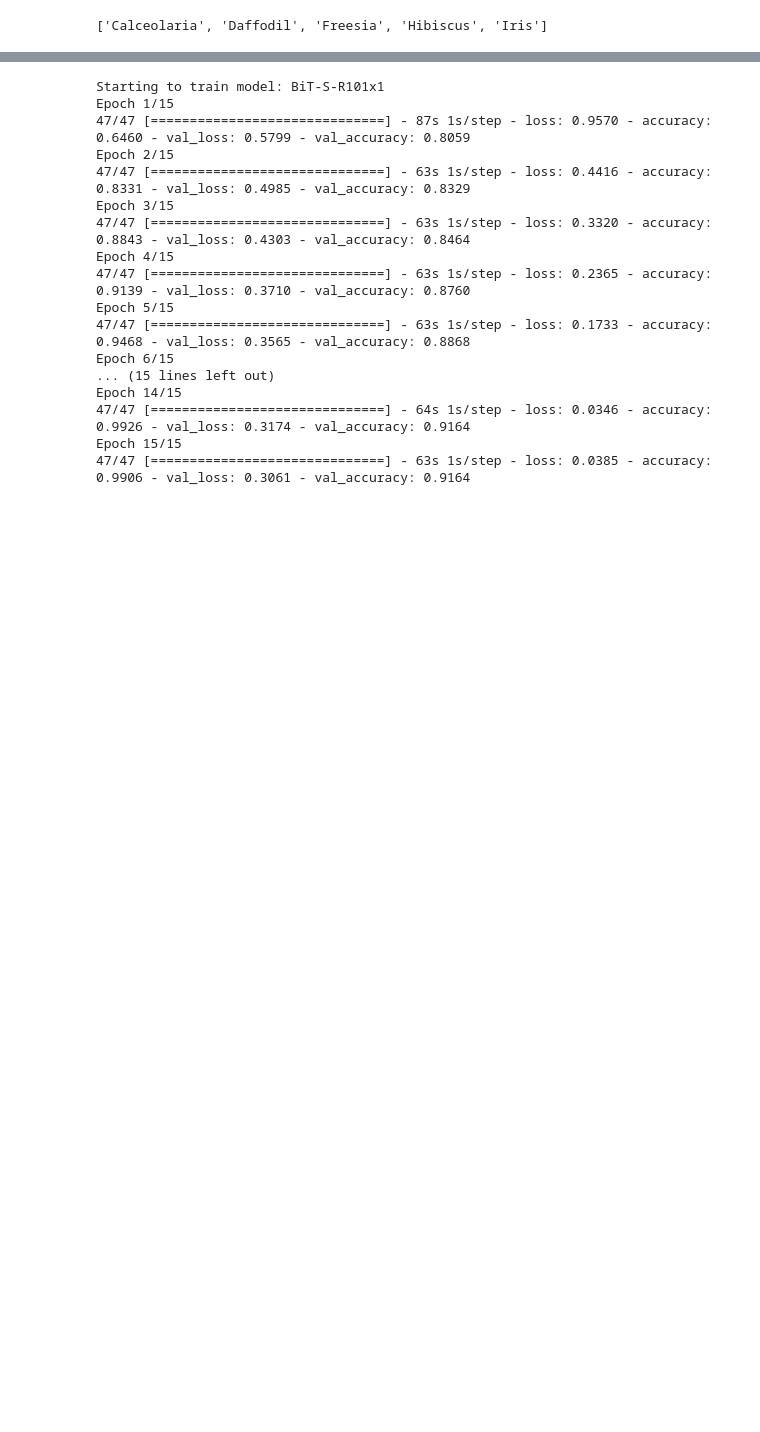
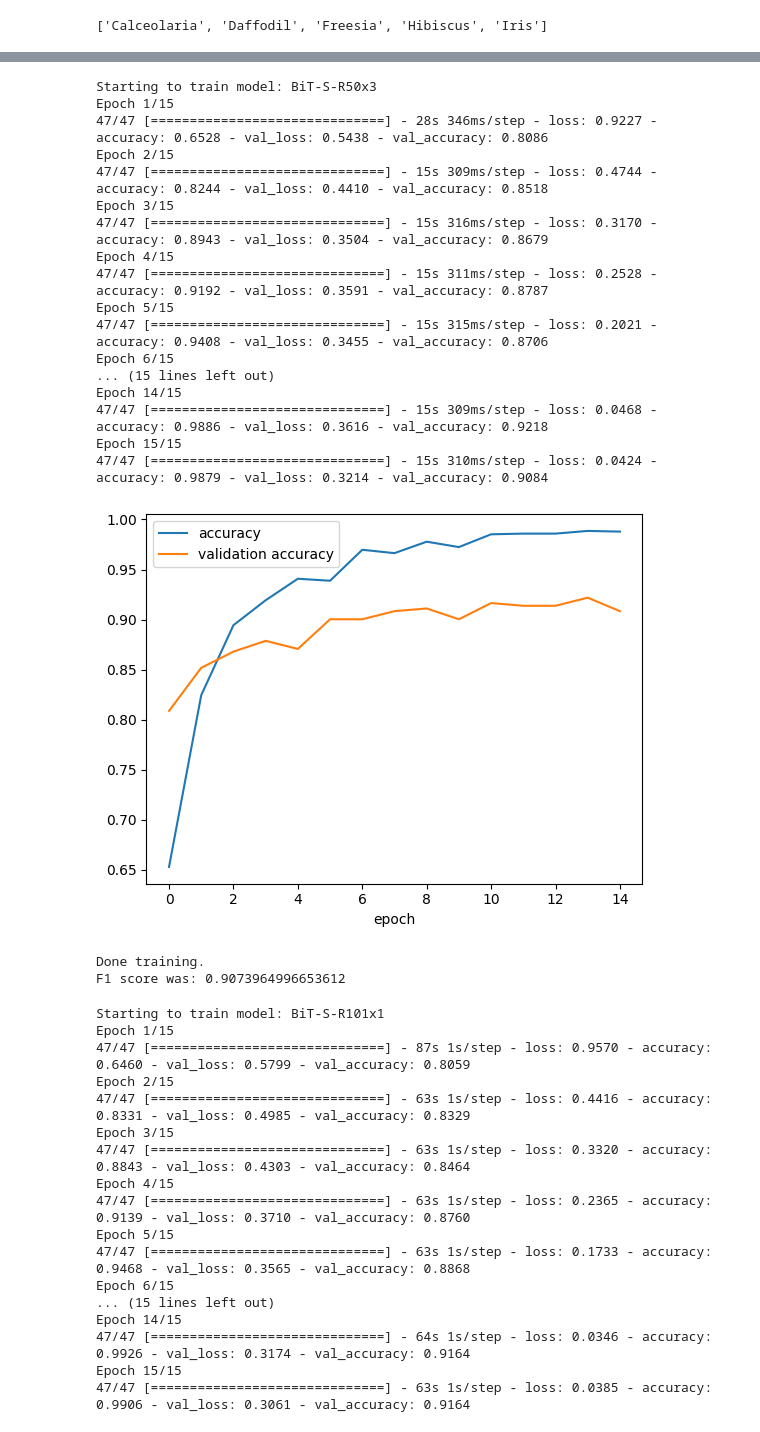
Before and after one commit to peter-welander/UCSD-ML-Capstone, a Jupyter notebook: Step7-Picking-Base-Model.ipynb, the cells around one changed output, grey strips where cells are left out. Drawn from its saved outputs; the diff is of its cells as text; code cells hidden in the pictures; blank space fills up the shorter version.

```diff
--- a/Step7-Picking-Base-Model.ipynb
+++ b/Step7-Picking-Base-Model.ipynb
@@ -135,3 +131,26 @@ Based on: A. Kolesnikov, L. Beyer, X. Zhai, J. Puigcerver, J. Yung, S. Gelly and
+# %%
+evaluate_model("BiT-S-R50x3", "https://tfhub.dev/google/bit/s-r50x3/1")
+# %% [output]
+Starting to train model: BiT-S-R50x3
+Epoch 1/15
+47/47 [==============================] - 28s 346ms/step - loss: 0.9227 - accuracy: 0.6528 - val_loss: 0.5438 - val_accuracy: 0.8086
+Epoch 2/15
+47/47 [==============================] - 15s 309ms/step - loss: 0.4744 - accuracy: 0.8244 - val_loss: 0.4410 - val_accuracy: 0.8518
+Epoch 3/15
+47/47 [==============================] - 15s 316ms/step - loss: 0.3170 - accuracy: 0.8943 - val_loss: 0.3504 - val_accuracy: 0.8679
+Epoch 4/15
+47/47 [==============================] - 15s 311ms/step - loss: 0.2528 - accuracy: 0.9192 - val_loss: 0.3591 - val_accuracy: 0.8787
+Epoch 5/15
+47/47 [==============================] - 15s 315ms/step - loss: 0.2021 - accuracy: 0.9408 - val_loss: 0.3455 - val_accuracy: 0.8706
+Epoch 6/15
+... (15 lines left out)
+Epoch 14/15
+47/47 [==============================] - 15s 309ms/step - loss: 0.0468 - accuracy: 0.9886 - val_loss: 0.3616 - val_accuracy: 0.9218
+Epoch 15/15
+47/47 [==============================] - 15s 310ms/step - loss: 0.0424 - accuracy: 0.9879 - val_loss: 0.3214 - val_accuracy: 0.9084
+[figure, added]
+Done training.
+F1 score was: 0.9073964996653612
 # %%
 evaluate_model("BiT-S-R101x1", "https://tfhub.dev/google/bit/s-r101x1/1")
 # %% [output]
```
Also changed, not shown: parts of 8 cells of this notebook.
